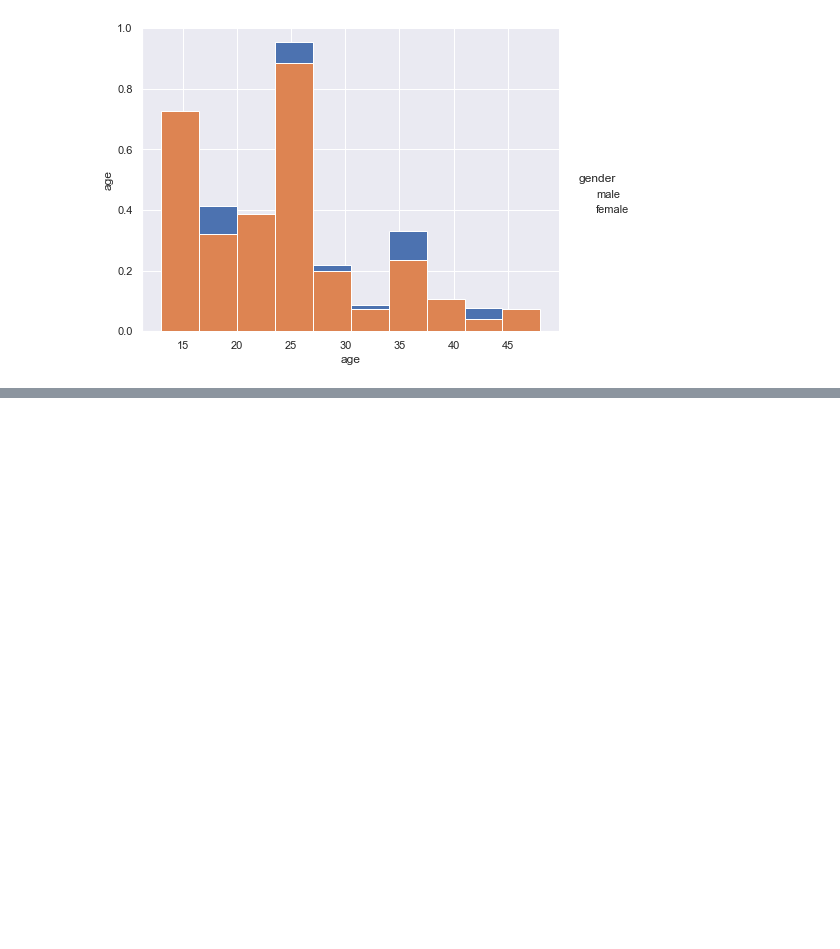
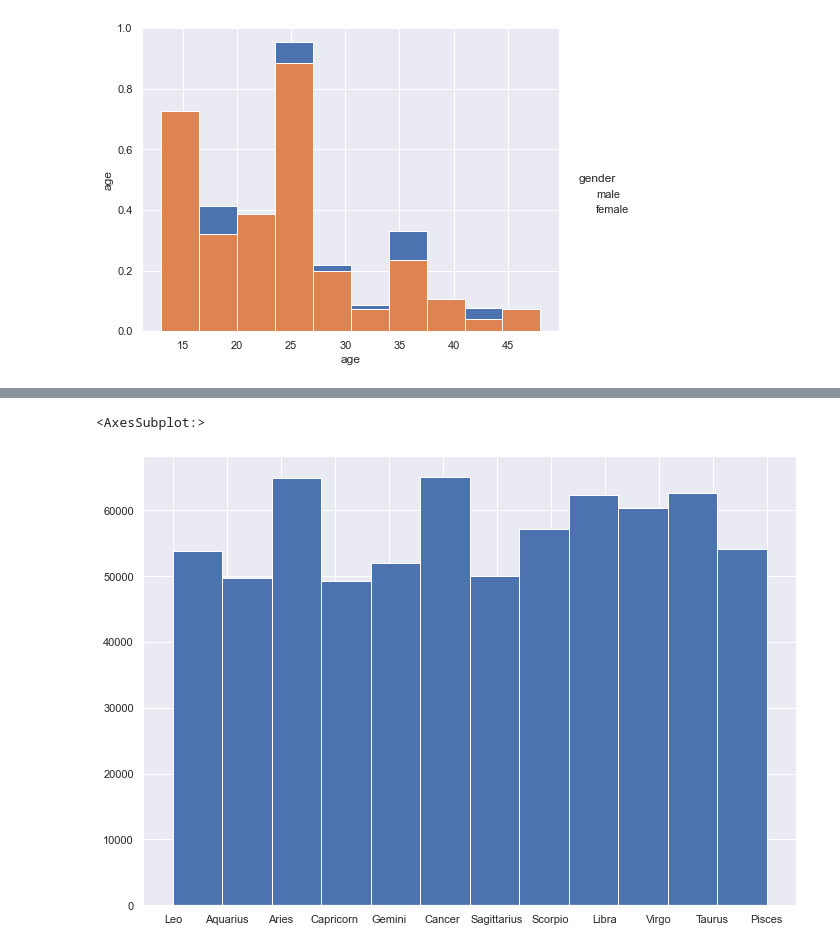
Before and after one commit to Jakowa-Jinkies/Statistical-Language-Modelling-Final, a Jupyter notebook: notebooks/Zodiac Word Hunt.ipynb, the cells around one changed output, grey strips where cells are left out. Saved outputs shown, nothing was run; the diff lists cells and outputs as text; code cells hidden in the pictures; blank space fills up the shorter version.

```diff
--- a/notebooks/Zodiac Word Hunt.ipynb
+++ b/notebooks/Zodiac Word Hunt.ipynb
@@ -86,0 +129,5 @@ g = g.add_legend()
+# %%
+df['sign'].hist(bins=12)
+# %% [output]
+<AxesSubplot:>
+[figure, added]
```
Also changed, not shown: parts of 4 cells of this notebook.
